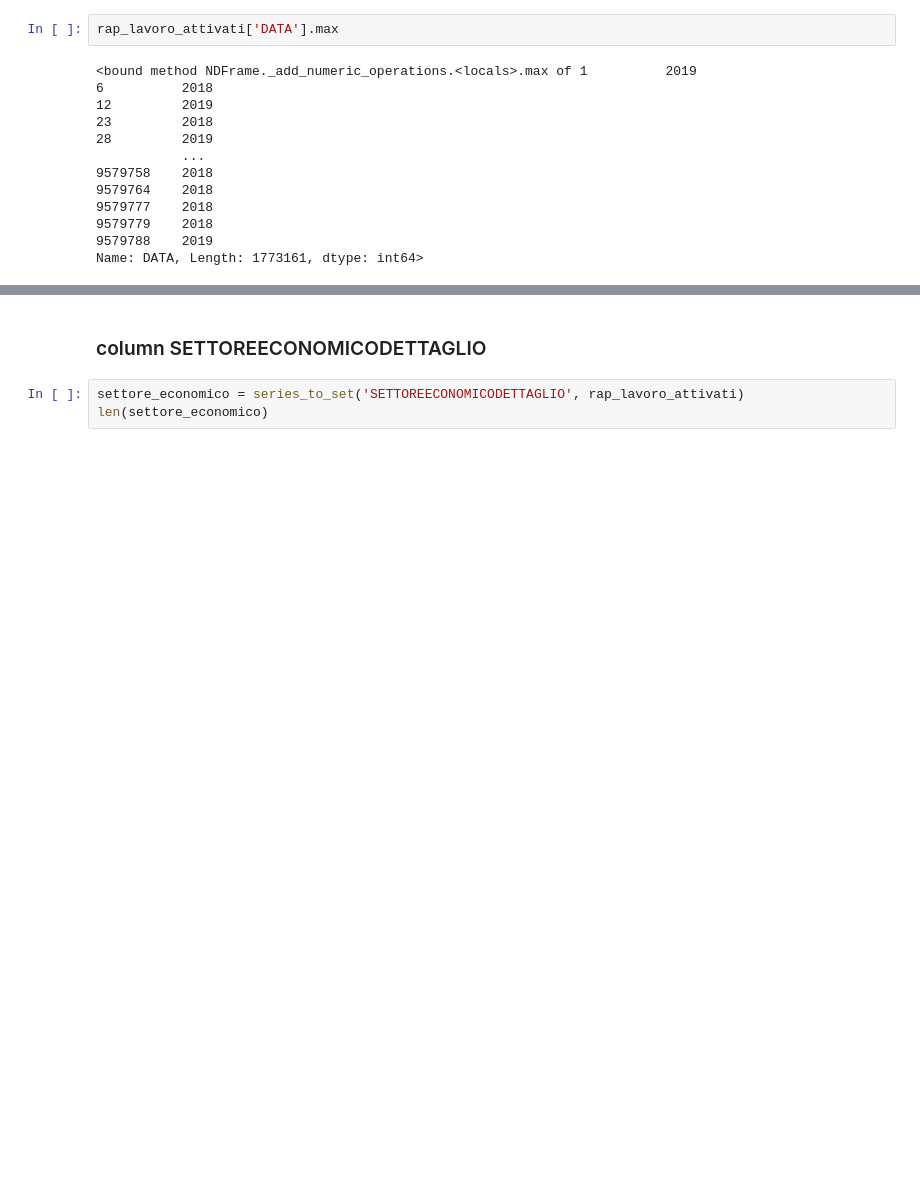
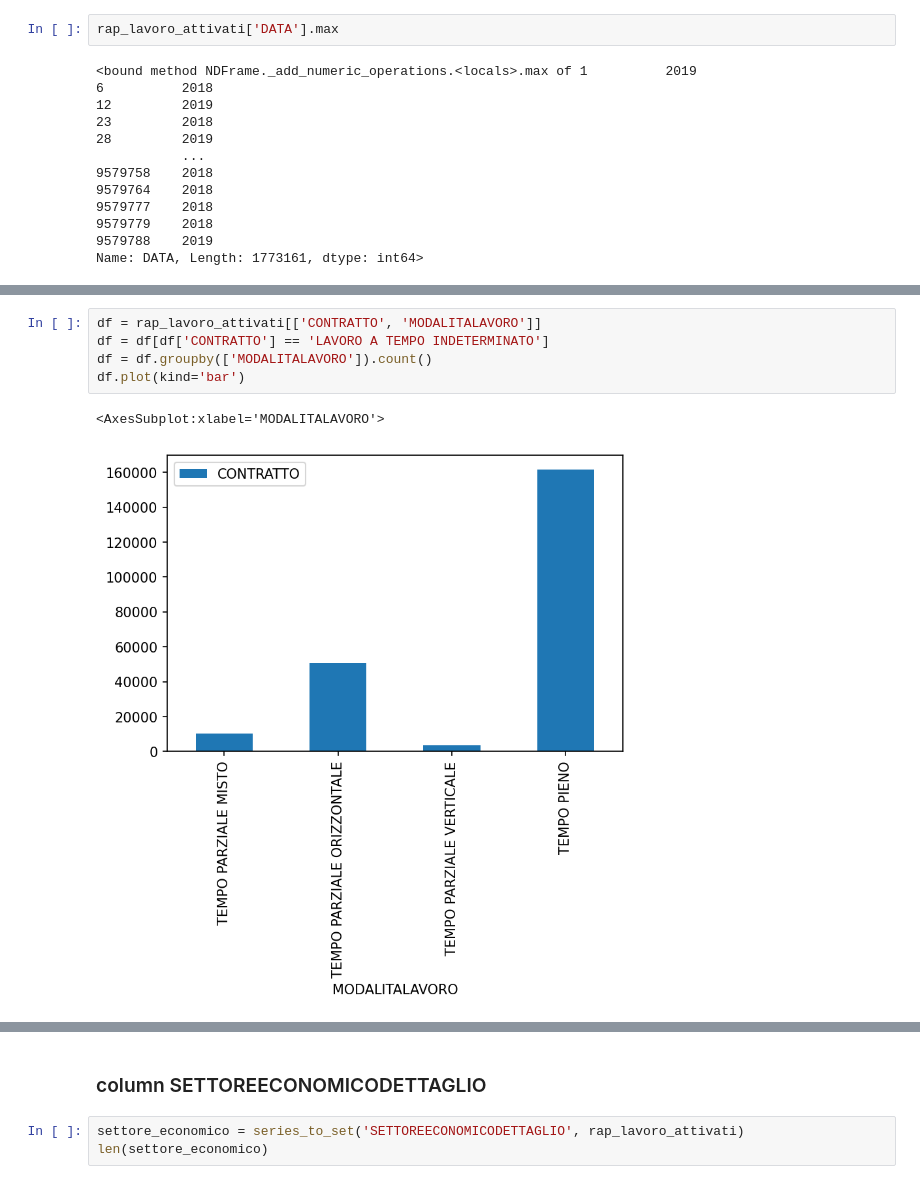
Before and after one commit to DragoE99/Drago-lamb_DataSforBusiness, a Jupyter notebook: DataSforBusiness_dragoLamb.ipynb, the cells around one changed output, grey strips where cells are left out. Drawn from its saved outputs; the diff is of its cells as text; blank space fills up the shorter version.

```diff
--- a/DataSforBusiness_dragoLamb.ipynb
+++ b/DataSforBusiness_dragoLamb.ipynb
@@ -299,3 +299,11 @@ rap_lavoro_attivati.head()
 | 12 | 2019 | F | 34 | Istruzione di grado preparatorio:... | LAUREA - Vecchio o nuovo ordinamento | LAVORO A TEMPO INDETERMINATO | TEMPO PARZIALE ORIZZONTALE | ... |
 | 23 | 2018 | M | 54 | Allevamento di bovini e bufalini ... | NESSUN TITOLO DI STUDIO | LAVORO A TEMPO DETERMINATO | TEMPO PARZIALE MISTO | ... |
 | 28 | 2019 | F | 45 | Attività di famiglie e convivenze... | NESSUN TITOLO DI STUDIO | LAVORO DOMESTICO | TEMPO PIENO | ... |
+# %%
+df = rap_lavoro_attivati[['CONTRATTO', 'MODALITALAVORO']]
+df = df[df['CONTRATTO'] == 'LAVORO A TEMPO INDETERMINATO']
+df = df.groupby(['MODALITALAVORO']).count()
+df.plot(kind='bar')
+# %% [output]
+<AxesSubplot:xlabel='MODALITALAVORO'>
+[figure, added]
```
Also changed, not shown: parts of 22 cells of this notebook.
